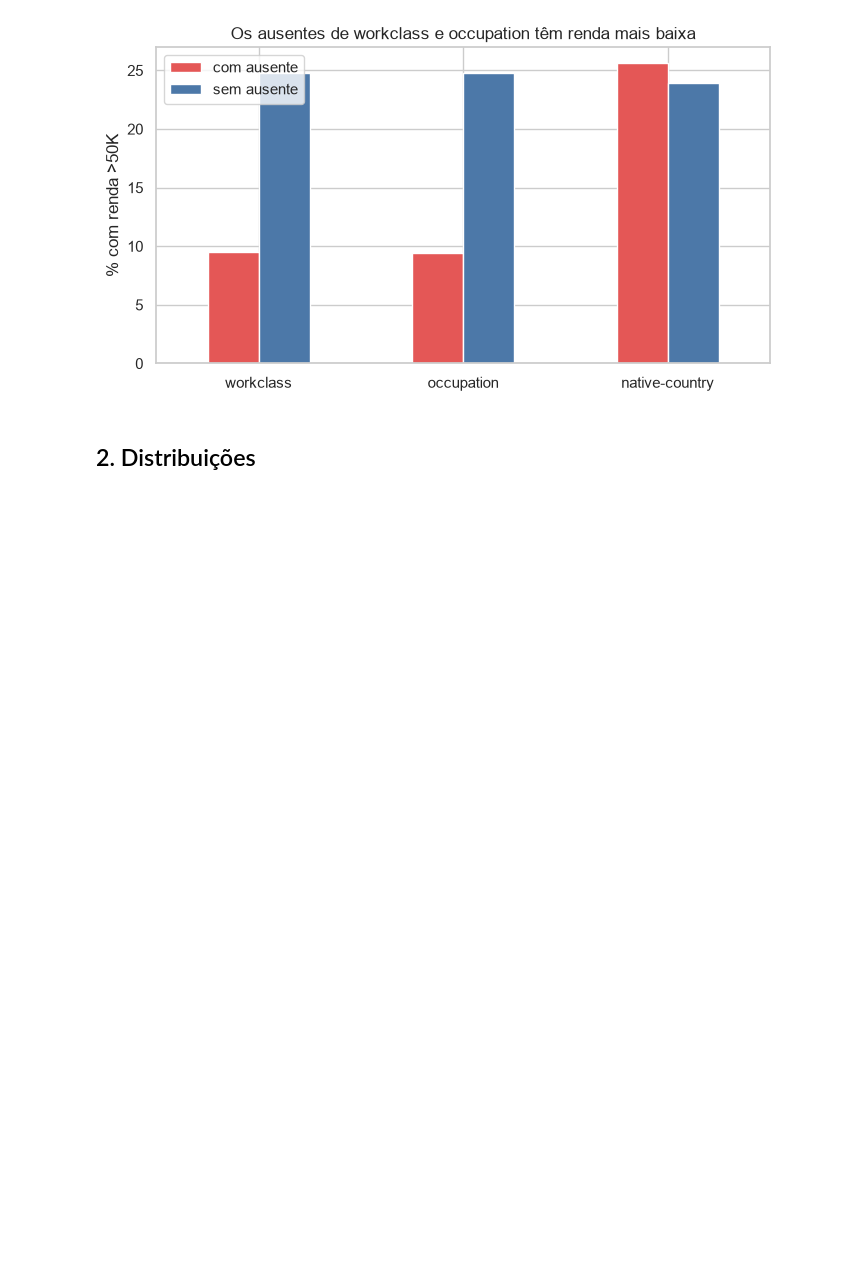
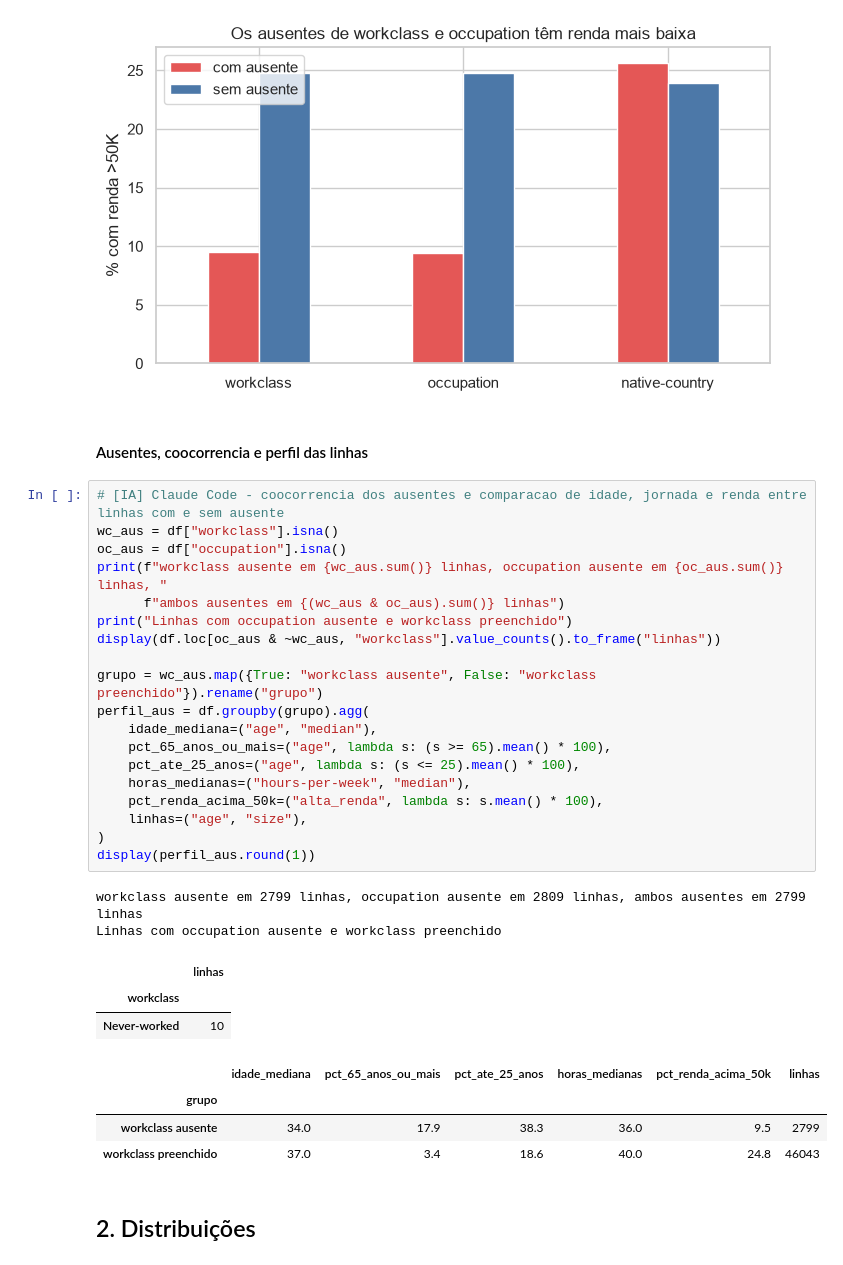
Before and after one commit to GalileuCMMoares/trabalho_AVD, a Jupyter notebook: src/parte_especifica/eda.ipynb, the cells around one changed output. Cells and saved outputs as stored; diff of their text form; blank space fills up the shorter version.

```diff
--- a/src/parte_especifica/eda.ipynb
+++ b/src/parte_especifica/eda.ipynb
@@ -71,6 +71,37 @@ ax.set_ylabel("% com renda >50K"); ax.set_title("Os ausentes de workclass e occu
 salvar("02_ausentes_vs_renda")
 # %% [output]
 [figure]
+# %% [markdown]
+#### Ausentes, coocorrencia e perfil das linhas
+# %%
+# [IA] Claude Code - coocorrencia dos ausentes e comparacao de idade, jornada e renda entre linhas com e sem ausente
+wc_aus = df["workclass"].isna()
+oc_aus = df["occupation"].isna()
+print(f"workclass ausente em {wc_aus.sum()} linhas, occupation ausente em {oc_aus.sum()} linhas, "
+      f"ambos ausentes em {(wc_aus & oc_aus).sum()} linhas")
+print("Linhas com occupation ausente e workclass preenchido")
+display(df.loc[oc_aus & ~wc_aus, "workclass"].value_counts().to_frame("linhas"))
+
+grupo = wc_aus.map({True: "workclass ausente", False: "workclass preenchido"}).rename("grupo")
+perfil_aus = df.groupby(grupo).agg(
+    idade_mediana=("age", "median"),
+    pct_65_anos_ou_mais=("age", lambda s: (s >= 65).mean() * 100),
+    pct_ate_25_anos=("age", lambda s: (s <= 25).mean() * 100),
+    horas_medianas=("hours-per-week", "median"),
+    pct_renda_acima_50k=("alta_renda", lambda s: s.mean() * 100),
+    linhas=("age", "size"),
+)
+display(perfil_aus.round(1))
+# %% [output]
+workclass ausente em 2799 linhas, occupation ausente em 2809 linhas, ambos ausentes em 2799 linhas
+Linhas com occupation ausente e workclass preenchido
+|  | linhas |
+| workclass |  |
+| Never-worked | 10 |
+|  | idade_mediana | pct_65_anos_ou_mais | pct_ate_25_anos | horas_medianas | pct_renda_acima_50k | linhas |
+| grupo |  |  |  |  |  |  |
+| workclass ausente | 34.0 | 17.9 | 38.3 | 36.0 | 9.5 | 2799 |
+| workclass preenchido | 37.0 | 3.4 | 18.6 | 40.0 | 24.8 | 46043 |
 # %% [markdown]
 ## 2. Distribuições
 # %%
```
Also changed, not shown: 4 other files.
